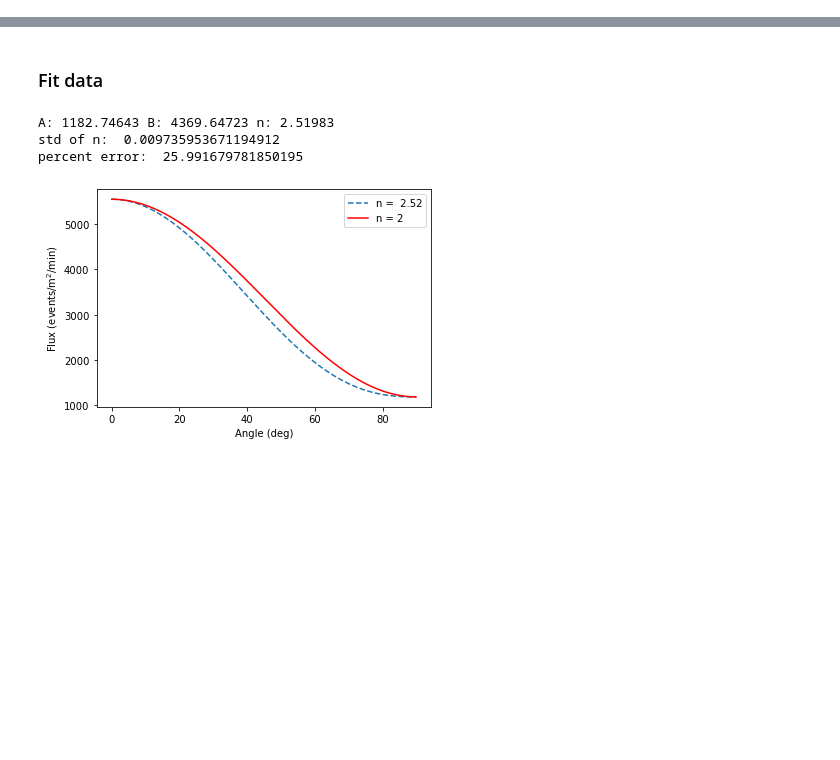
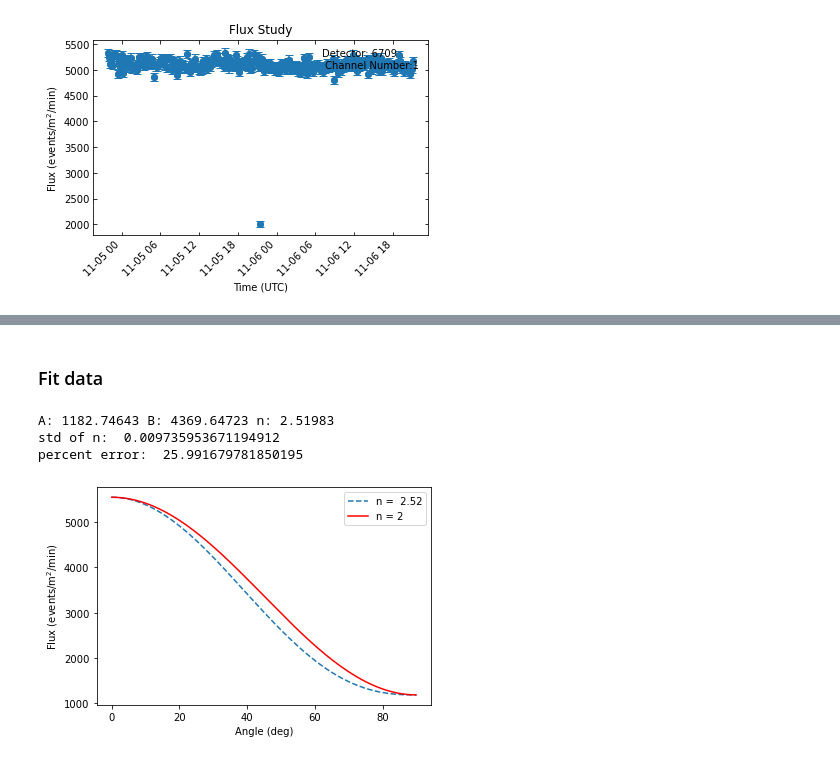
Before and after one commit to ricco-hub/cosmic_rays, a Jupyter notebook: Angles/All/all_analysis.ipynb, the cells around one changed output, grey strips where cells are left out. Saved outputs shown, nothing was run; the diff lists cells and outputs as text; code cells hidden in the pictures; blank space fills up the shorter version.

```diff
--- a/Angles/All/all_analysis.ipynb
+++ b/Angles/All/all_analysis.ipynb
@@ -398,0 +7,4 @@ file.close()
+# %%
+flux_15, error_15 = scatter_flux('15_angle_data.csv')
+# %% [output]
+[figure, added]
```
Also changed, not shown: parts of 18 cells of this notebook.
